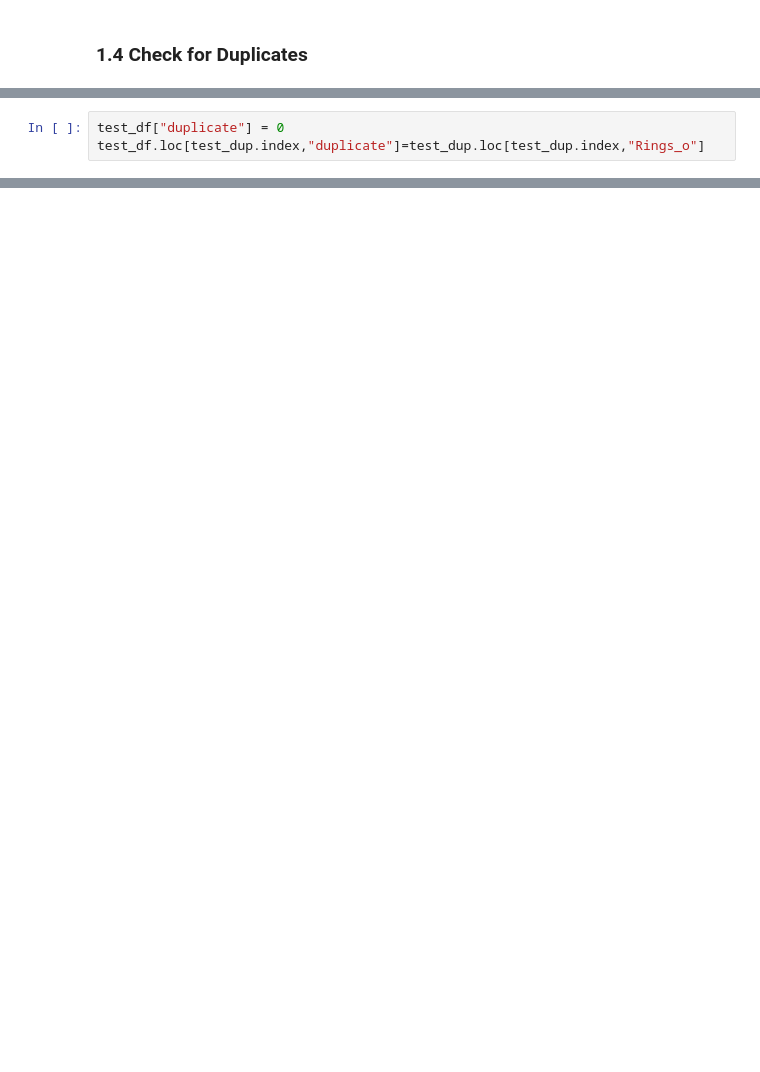
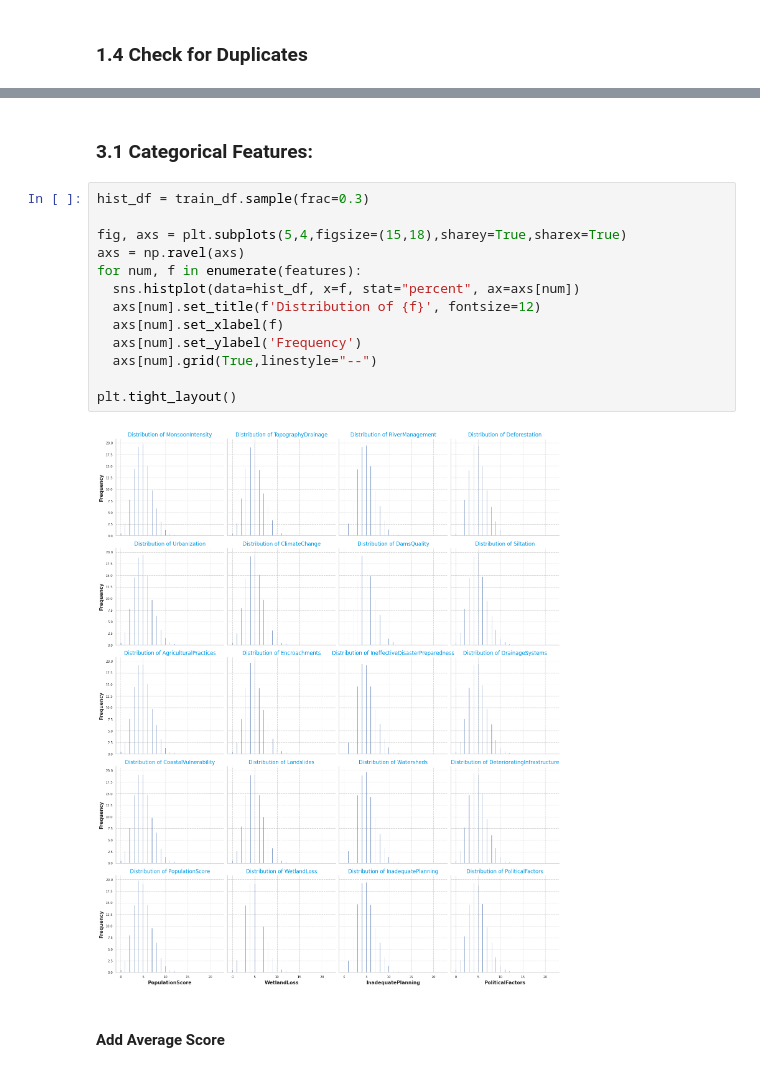
Before and after one commit to fabriziobasso/kaggle, a Jupyter notebook: S4E5_EDA.ipynb, the cells around one changed output, grey strips where cells are left out. Cells and saved outputs as stored; diff of their text form; blank space fills up the shorter version.

```diff
--- a/S4E5_EDA.ipynb
+++ b/S4E5_EDA.ipynb
@@ -787,3 +775,0 @@ new_train[new_train.duplicate!=0].shape
-# %%
-test_df["duplicate"] = 0
-test_df.loc[test_dup.index,"duplicate"]=test_dup.loc[test_dup.index,"Rings_o"]
@@ -789,0 +831,19 @@ test_df.loc[test_dup.index,"duplicate"]=test_dup.loc[test_dup.index,"Rings_o"]
+# %% [markdown]
+### 3.1 Categorical Features:
+# %%
+hist_df = train_df.sample(frac=0.3)
+
+fig, axs = plt.subplots(5,4,figsize=(15,18),sharey=True,sharex=True)
+axs = np.ravel(axs)
+for num, f in enumerate(features):
+  sns.histplot(data=hist_df, x=f, stat="percent", ax=axs[num])
+  axs[num].set_title(f'Distribution of {f}', fontsize=12)
+  axs[num].set_xlabel(f)
+  axs[num].set_ylabel('Frequency')
+  axs[num].grid(True,linestyle="--")
+
+plt.tight_layout()
+# %% [output]
+[figure, added]
+# %% [markdown]
+#### **Add Average Score**
```
Also changed, not shown: parts of 50 cells of this notebook.
